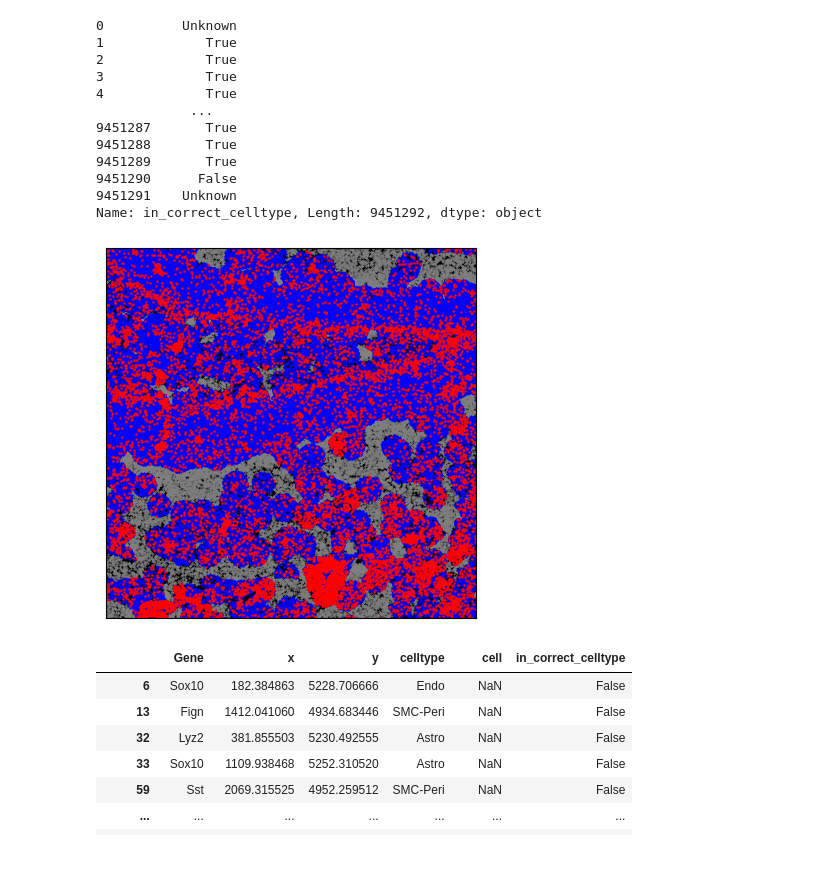
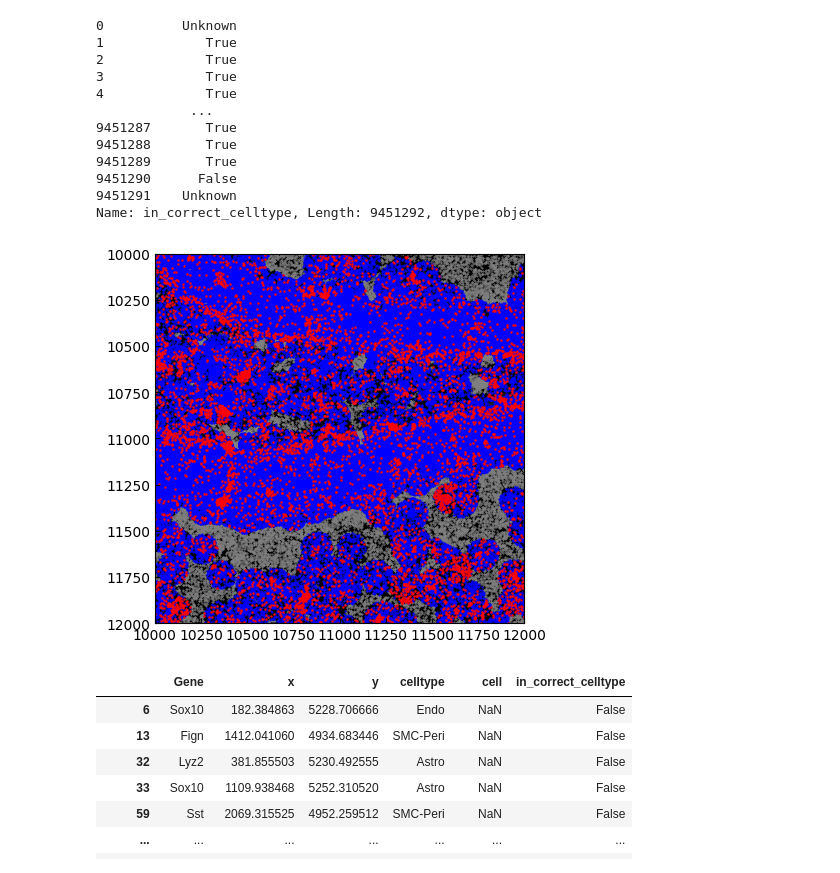
Before and after one commit to j-dichgans/my_txsim, a Jupyter notebook: metric_local.ipynb, the cells around one changed output. Drawn from its saved outputs; the diff is of its cells as text; code cells hidden in the pictures.

Commit message:
made marker size depending on x_max-x_min

```diff
--- a/metric_local.ipynb
+++ b/metric_local.ipynb
@@ -200,7 +200,8 @@ def plot_spots(spots: pd.DataFrame, x_min: int, x_max: int, y_min: int, y_max: i
     """
 
     df = spots
-    s_factor = 0.6          #richtig wählen(x_min,...)
+
+    s_factor = 15.000/(x_max-x_min)**2                    #richtig wählen(x_min,...)
 
     fig, ax = plt.subplots()
 
@@ -218,15 +219,12 @@ def plot_spots(spots: pd.DataFrame, x_min: int, x_max: int, y_min: int, y_max: i
     ax.scatter(df.loc[df['in_correct_celltype']=="Unknown","x"],df.loc[df['in_correct_celltype']=="Unknown","y"], s = 0.3*s_factor, color = "grey")
     ax.scatter(df.loc[df['in_correct_celltype']=="True","x"],df.loc[df['in_correct_celltype']=="True","y"], s = 0.5*s_factor, color = "blue")
     ax.scatter(df.loc[df['in_correct_celltype']=="False","x"],df.loc[df['in_correct_celltype']=="False","y"], s = 1*s_factor, color = "red")
-
-
-    # size prop zu r oder array?
 # %%
 image = imread(r"C:\Users\mdichgan\Documents\Helmholtz\send_to_Jakob\tif_images\background.tiff")
 # %%
-plot_spots(df_exp0, 10000,12500,10000,12500,image)
+plot_spots(df_exp0, 10000,12000,10000,12000,image,show_ticks=True)
 # %% [output]
-[figure, old version]
+[figure, new version]
 # %%
 df_exp0.loc[df_exp0["in_correct_celltype"] == "False"]
 # %% [output]
```
